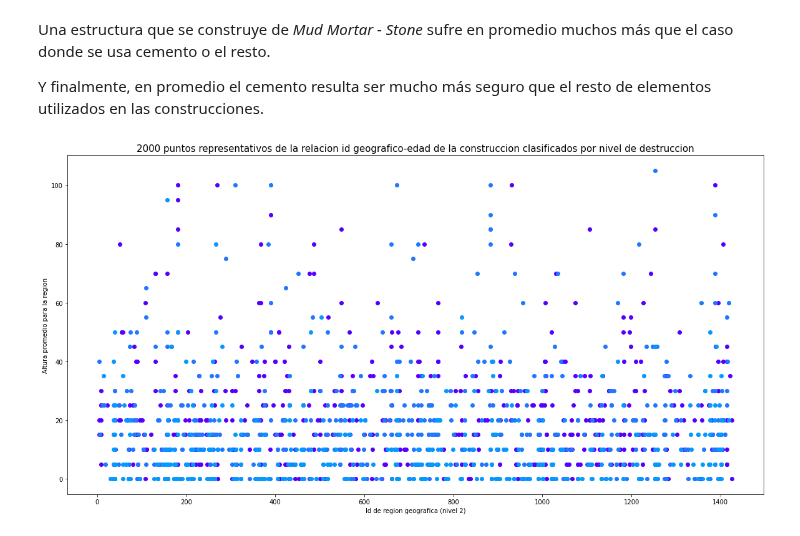
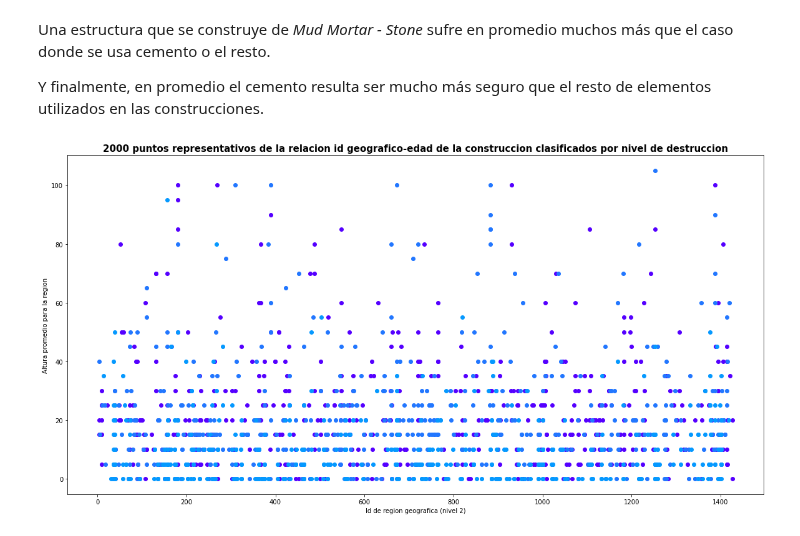
Before and after one commit to joaquinfontela/OrganizacionDeDatos-TP1, a Jupyter notebook: src/Correlations.ipynb, the cells around one changed output. Cells and saved outputs as stored; diff of their text form; code cells hidden in the pictures.

```diff
--- a/src/Correlations.ipynb
+++ b/src/Correlations.ipynb
@@ -232,26 +232,26 @@ Y finalmente, en promedio el cemento resulta ser mucho más seguro que el resto
 # %%
 df = values[["building_id", "geo_level_2_id", "age"]].merge(labels, left_on="building_id", right_on="building_id")
 df.drop(columns="building_id", inplace=True)
 df_damage_1 = df.loc[(df["damage_grade"] == 1) & (df["age"] < 160)].iloc[:500]
 df_damage_1.drop(columns="damage_grade", inplace=True)
 
 df_damage_2 = df.loc[(df["damage_grade"] == 2) & (df["age"] < 160)].iloc[:500]
 df_damage_2.drop(columns="damage_grade", inplace=True)
 
 df_damage_3 = df.loc[(df["damage_grade"] == 3) & (df["age"] < 160)].iloc[:500]
 df_damage_3.drop(columns="damage_grade", inplace=True)
 
 plt.figure(figsize=(20,10))
 
 plt.scatter(df_damage_3["geo_level_2_id"], df_damage_3["age"], color="#5500ff")
 plt.scatter(df_damage_2["geo_level_2_id"], df_damage_2["age"], color="#2277ff")
 plt.scatter(df_damage_1["geo_level_2_id"], df_damage_1["age"], color="#0599ff")
-plt.title("2000 puntos representativos de la relacion id geografico-edad de la construccion clasificados por nivel de destruccion", fontsize=15)
+plt.title("2000 puntos representativos de la relacion id geografico-edad de la construccion clasificados por nivel de destruccion", fontsize=15, fontweight = "bold")
 plt.xlabel("Id de region geografica (nivel 2)")
 plt.ylabel("Altura promedio para la region")
 plt.show()
 # %% [output]
-[figure, old version]
+[figure, new version]
 # %%
 df = values[["building_id", "age", "height_percentage"]].merge(labels, left_on="building_id", right_on="building_id")
 df.drop(columns="building_id", inplace=True)
```
Also changed, not shown: parts of 3 cells of this notebook, 2 other files.
